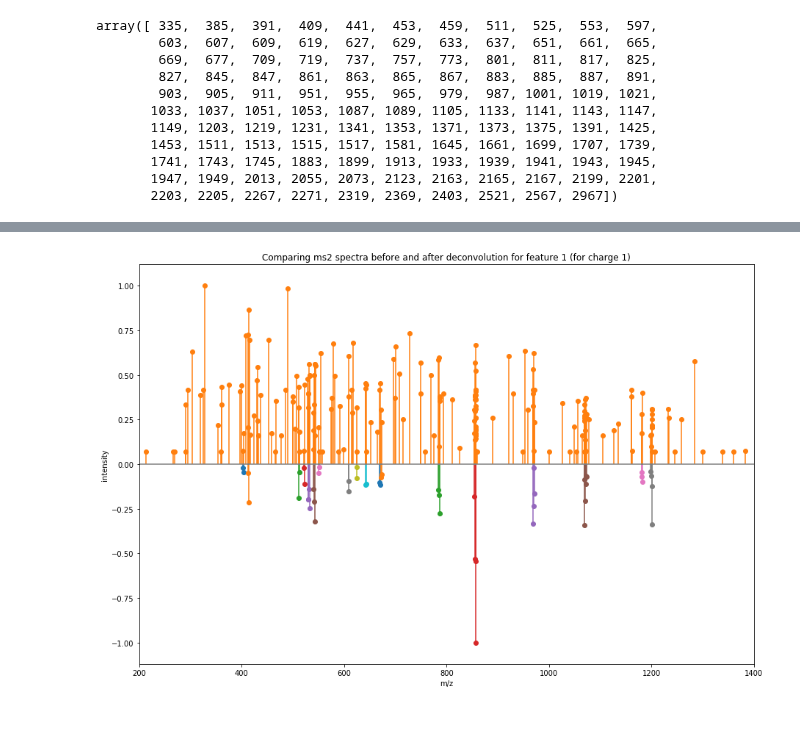
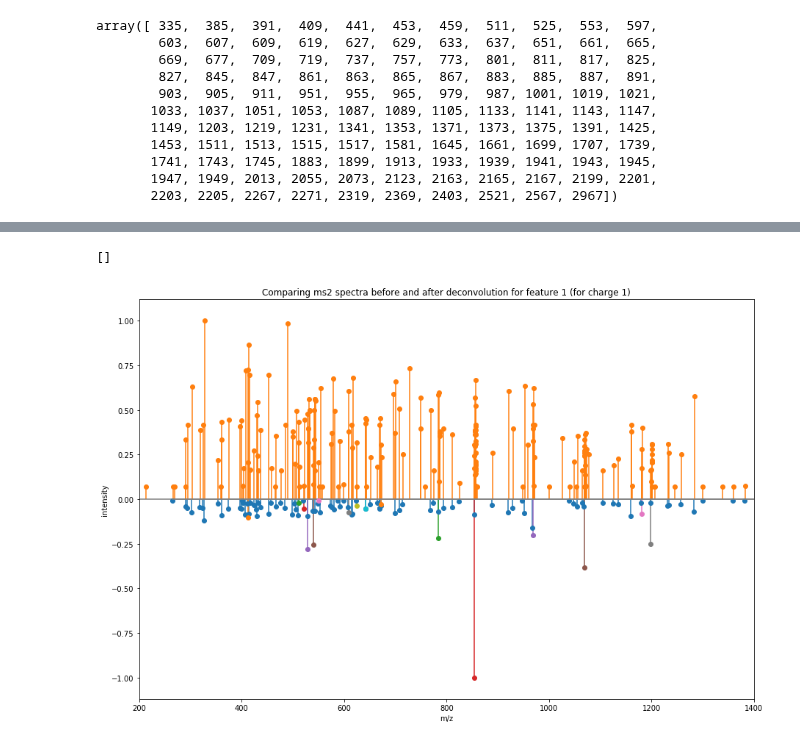
Before and after one commit to WEHI-Proteomics/tfde, a Jupyter notebook: notebooks/peak detection with mass defect windows - prototyping.ipynb, the cells around one changed output, grey strips where cells are left out. Saved outputs shown, nothing was run; the diff lists cells and outputs as text; code cells hidden in the pictures.

Commit message:
Switched to better search code for consecutive mass defect windows.

```diff
--- a/notebooks/peak detection with mass defect windows - prototyping.ipynb
+++ b/notebooks/peak detection with mass defect windows - prototyping.ipynb
@@ -240,0 +267,4 @@ array([ True,  True,  True,  True,  True,  True,  True,  True,  True,
+# %%
+# process the peaks that remain - the orphans
+orphaned_chunk_sizes = run_lengths[run_values == False]
+orphaned_chunk_sizes
@@ -240,0 +279,3 @@ array([ True,  True,  True,  True,  True,  True,  True,  True,  True,
+# %%
+orphaned_chunk_starts = run_starts[run_values == False]
+orphaned_chunk_starts
@@ -240,0 +285,22 @@ array([ True,  True,  True,  True,  True,  True,  True,  True,  True,
+# %%
+peak_idx = 1
+orphan_indexes = []
+for i in range(len(orphaned_chunk_sizes)):
+    chunk_size = orphaned_chunk_sizes[i]
+    chunk_start = orphaned_chunk_starts[i]
+    for chunk_idx in range(chunk_size):
+        index = unique_mass_defect_window_indexes[chunk_start+chunk_idx]
+        lower_mass = round(bins[index-1],4)
+        upper_mass = round(bins[index],4)
+        print("mass defect window [{}]: {}-{} Da".format(index, lower_mass, upper_mass))
+        orphan_indexes.append(index)
+        # get the raw points allocated to this bin
+        peak_indexes = np.where(digitised_mass == index)[0]
+        print("\tpeak mass {}".format(np.round(decharged_mass_a[peak_indexes],4)))
+        print("\tpeak m/z {}".format(np.round(mz_a[peak_indexes],4)))
+        mz_centroid = np.average(mz_a[peak_indexes], weights=intensity_a[peak_indexes])
+        intensity = np.sum(intensity_a[peak_indexes])
+        print("\tpeak centroid {} m/z, {}".format(np.round(mz_centroid,4), intensity))
+        monoisotopic_mass = (mz_centroid - PROTON_MASS) * charge
+        peaks_l.append((0, monoisotopic_mass, intensity))
+        peak_idx += 1
@@ -241,30 +325,35 @@ array([ True,  True,  True,  True,  True,  True,  True,  True,  True,
+# %%
+# intersection between sets of mass defect windows
+list(set(isotope_series_indexes) & set(orphan_indexes))
+# %% [output]
+[]
 # %%
-peaks_df = pd.DataFrame(peaks_l, columns=['series','peak','mz','intensity'])
+peaks_df = pd.DataFrame(peaks_l, columns=['series','monoisotopic_mass','intensity'])
 peaks_df['normalised_intensity'] = peaks_df.intensity / peaks_df.intensity.max()
 # %%
 f, ax = plt.subplots()
 colors = ['tab:blue', 'tab:orange', 'tab:green', 'tab:red', 'tab:purple', 'tab:brown', 'tab:pink', 'tab:gray', 'tab:olive', 'tab:cyan']
 
 markerline, stemlines, baseline = ax.stem(feature_raw_ms2_df.mz, feature_raw_ms2_df.normalised_intensity, label='before deconvolution', use_line_collection=True)
 plt.setp(markerline, 'color', colors[1])
 plt.setp(stemlines, 'color', colors[1])
 plt.setp(baseline, 'color', colors[7])
 
 groups = peaks_df.groupby('series')
 for i, (name, group) in enumerate(groups):
-    markerline, stemlines, baseline = ax.stem(group.mz, -group.normalised_intensity, label=name, use_line_collection=True)
+    markerline, stemlines, baseline = ax.stem(group.monoisotopic_mass, -group.normalised_intensity, label=name, use_line_collection=True)
     plt.setp(markerline, 'color', colors[i % len(colors)])
     plt.setp(stemlines, 'color', colors[i % len(colors)])
     plt.setp(baseline, 'color', colors[7])
 
 plt.xlabel('m/z')
 plt.ylabel('intensity')
 f.set_figheight(10)
 f.set_figwidth(15)
 ax.set_xlim((200,1400))
 plt.margins(0.06)
 # plt.legend(loc='best')
 plt.title('Comparing ms2 spectra before and after deconvolution for feature {} (for charge {})'.format(feature_id, charge))
 plt.show()
 # %% [output]
-[figure, old version]
+[figure, new version]
```
Also changed, not shown: parts of 18 cells of this notebook.
